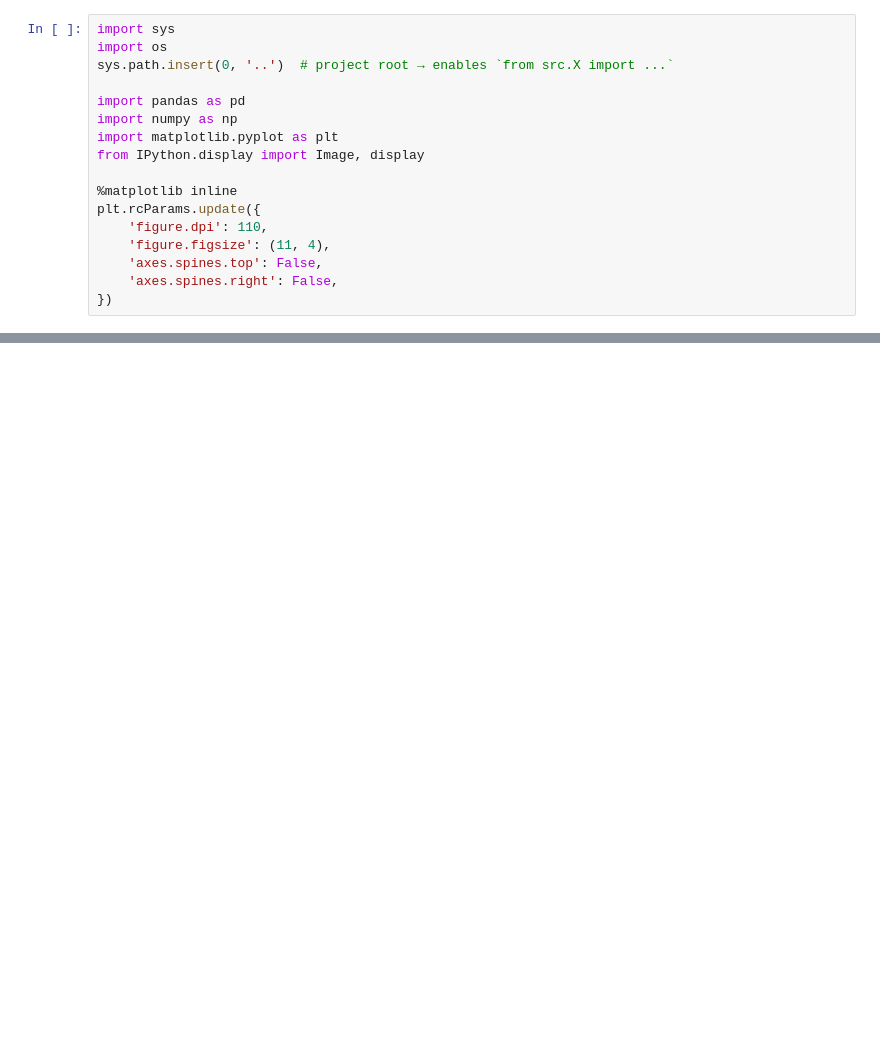
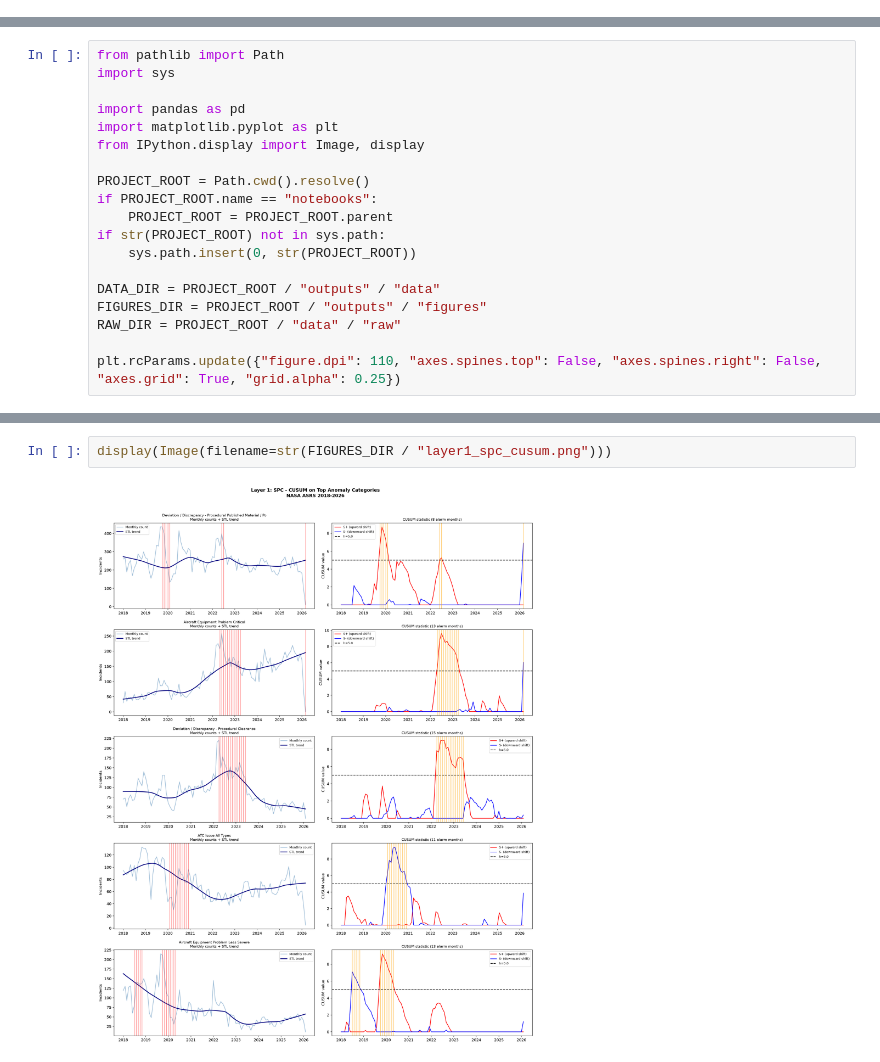
Before and after one commit to MysoreSparrow/EarlyWarningSystem_ASRS_KeshavGubbi, a Jupyter notebook: notebooks/02_layer1_anomaly_detection.ipynb, the cells around one changed output, grey strips where cells are left out. Drawn from its saved outputs; the diff is of its cells as text; blank space fills up the shorter version.

```diff
--- a/notebooks/02_layer1_anomaly_detection.ipynb
+++ b/notebooks/02_layer1_anomaly_detection.ipynb
@@ -14,17 +0,0 @@ GNSS spoofing landed in RED before any official taxonomy category existed for it
-# %%
-import sys
-import os
-sys.path.insert(0, '..')  # project root → enables `from src.X import ...`
-
-import pandas as pd
-import numpy as np
-import matplotlib.pyplot as plt
-from IPython.display import Image, display
-
-%matplotlib inline
-plt.rcParams.update({
-    'figure.dpi': 110,
-    'figure.figsize': (11, 4),
-    'axes.spines.top': False,
-    'axes.spines.right': False,
-})
@@ -314,0 +12,19 @@ BERTopic will run on the full 43,829 narrative corpus and independently confirm
+# %%
+from pathlib import Path
+import sys
+
+import pandas as pd
+import matplotlib.pyplot as plt
+from IPython.display import Image, display
+
+PROJECT_ROOT = Path.cwd().resolve()
+if PROJECT_ROOT.name == "notebooks":
+    PROJECT_ROOT = PROJECT_ROOT.parent
+if str(PROJECT_ROOT) not in sys.path:
+    sys.path.insert(0, str(PROJECT_ROOT))
+
+DATA_DIR = PROJECT_ROOT / "outputs" / "data"
+FIGURES_DIR = PROJECT_ROOT / "outputs" / "figures"
+RAW_DIR = PROJECT_ROOT / "data" / "raw"
+
+plt.rcParams.update({"figure.dpi": 110, "axes.spines.top": False, "axes.spines.right": False, "axes.grid": True, "grid.alpha": 0.25})
@@ -314,0 +101,4 @@ BERTopic will run on the full 43,829 narrative corpus and independently confirm
+# %%
+display(Image(filename=str(FIGURES_DIR / "layer1_spc_cusum.png")))
+# %% [output]
+[figure, added]
```
Also changed, not shown: parts of 40 cells of this notebook, 4 other files.
